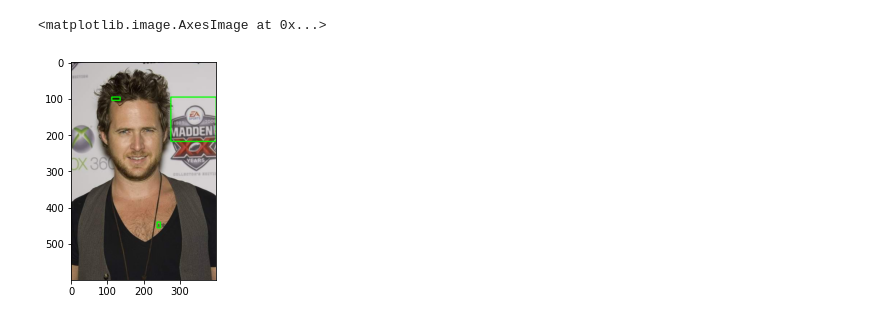
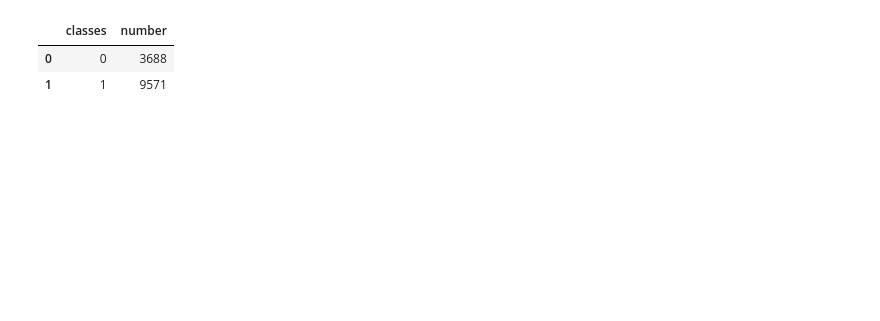
Before and after one commit to MatD3mons/Multi_Face_Detector, a Jupyter notebook: Train/RCNN - Pytorch.ipynb, the cells around one changed output. Drawn from its saved outputs; the diff is of its cells as text; code cells hidden in the pictures; blank space fills up the shorter version.

```diff
--- a/Train/RCNN - Pytorch.ipynb
+++ b/Train/RCNN - Pytorch.ipynb
@@ -54,10 +0,0 @@ Test in 1 image
-# %%
-img = cv2.imread(os.path.join("Image","0.jpg"),cv2.COLOR_RGB2HSV)
-ss.setBaseImage(img)
-ss.switchToSelectiveSearchFast()
-rects = ss.process()
-imOut = img.copy()
-for i, rect in (enumerate(rects)):
-    x, y, w, h = rect
-    cv2.rectangle(img, (x, y), (x+w, y+h), (0, 255, 0), 1, cv2.LINE_AA)
-plt.imshow(cv2.cvtColor(img, cv2.COLOR_BGR2RGB))
@@ -301,32 +0,0 @@ torch.save(model.state_dict(), PATH)
-# %%
-path = "Image"
-file = "2.jpg"
-
-img = cv2.imread(os.path.join(path,file))
-ss.setBaseImage(img)
-ss.switchToSelectiveSearchFast()
-ssresults = ss.process()
-imout = img.copy()
-
-learner = models.vgg16()
-learner.classifier[6] = nn.Linear(4096,1)
-learner.load_state_dict(torch.load(PATH))
-
-for e,result in enumerate(ssresults):
-        if e < 100:
-            x,y,w,h = result
-            timage = imout[y:y+h,x:x+w]
-            resized = cv2.resize(timage, (128,128), interpolation = cv2.INTER_AREA).transpose(2,1,0)
-            img = np.expand_dims(resized, axis=0)
-            out= learner(torch.tensor(img).float())
-            m = nn.Sigmoid()
-            #print(m(out[0][0]))
-            if m(out[0][0]) > 0.65:
-                #print("visage !")
-                cv2.rectangle(imout, (x, y), (x+w, y+h), (0, 255, 0), 2, cv2.LINE_AA)
-                #break
-plt.figure()
-plt.imshow(cv2.cvtColor(imout, cv2.COLOR_BGR2RGB))
-# %% [output]
-<matplotlib.image.AxesImage at 0x...>
-[figure, removed]
@@ -332,0 +18,24 @@ plt.imshow(cv2.cvtColor(imout, cv2.COLOR_BGR2RGB))
+# %%
+#Visualising Data
+classes = []
+img_classes = []
+n_image = []
+
+# Using folder names to identify classes
+for folder in os.listdir('dataset'):
+    classes.append(folder)
+    images = os.listdir('dataset/'+folder)
+    n_image.append(len(images))
+    for i in images:
+        img_classes.append(folder)
+
+df = pd.DataFrame({
+    'classes': img_classes,
+    'classes': classes,
+    'number': n_image
+})
+df
+# %% [output]
+|  | classes | number |
+| 0 | 0 | 3688 |
+| 1 | 1 | 9571 |
```
Also changed, not shown: parts of 50 cells of this notebook, 2 other files.
